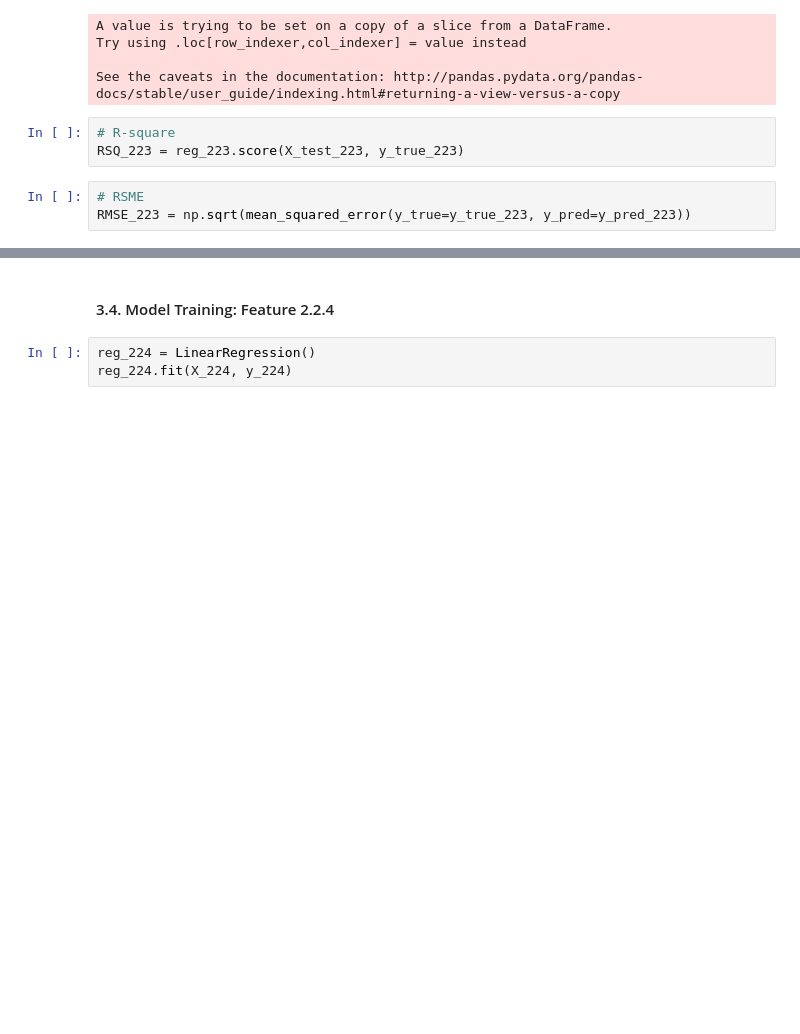
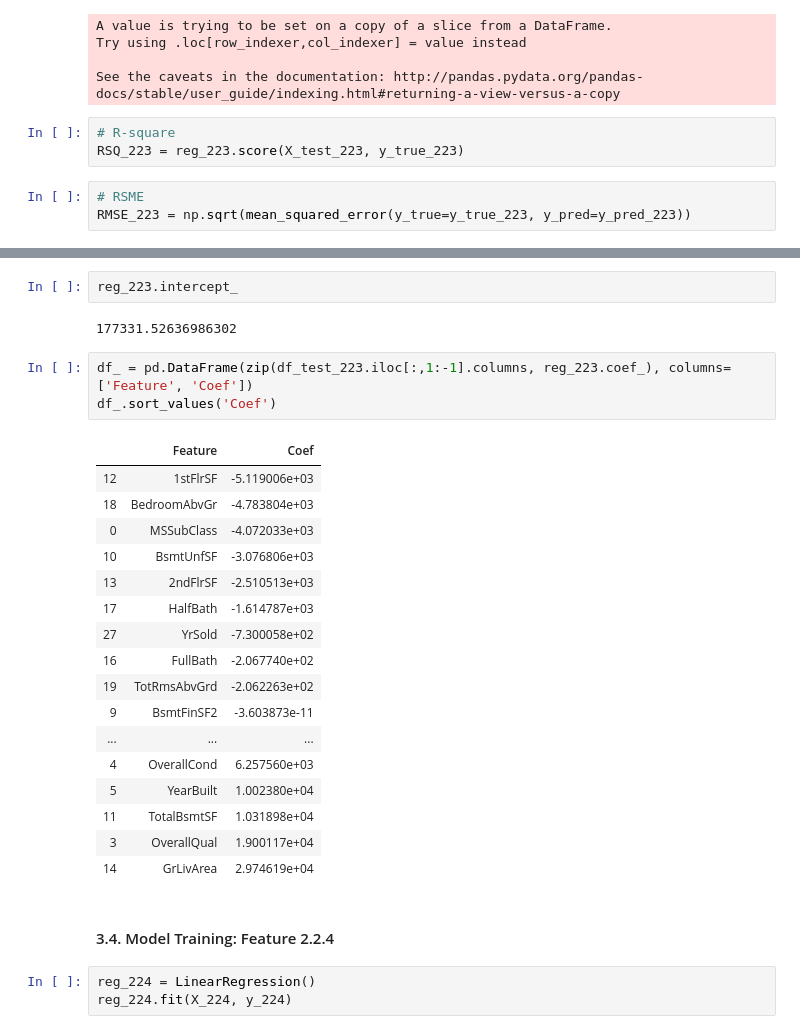
Before and after one commit to fahimhm/reg_model_exercise, a Jupyter notebook: Regression Model Practice.ipynb, the cells around one changed output, grey strips where cells are left out. Drawn from its saved outputs; the diff is of its cells as text; blank space fills up the shorter version.

```diff
--- a/Regression Model Practice.ipynb
+++ b/Regression Model Practice.ipynb
@@ -513,3 +538,28 @@ df_223.to_csv('submission.csv', columns=['Id', 'SalePrice'], index=False)
+# %%
+reg_223.intercept_
+# %% [output]
+177331.52636986302
+# %%
+df_ = pd.DataFrame(zip(df_test_223.iloc[:,1:-1].columns, reg_223.coef_), columns=['Feature', 'Coef'])
+df_.sort_values('Coef')
+# %% [output]
+|  | Feature | Coef |
+| 12 | 1stFlrSF | -5.119006e+03 |
+| 18 | BedroomAbvGr | -4.783804e+03 |
+| 0 | MSSubClass | -4.072033e+03 |
+| 10 | BsmtUnfSF | -3.076806e+03 |
+| 13 | 2ndFlrSF | -2.510513e+03 |
+| 17 | HalfBath | -1.614787e+03 |
+| 27 | YrSold | -7.300058e+02 |
+| 16 | FullBath | -2.067740e+02 |
+| 19 | TotRmsAbvGrd | -2.062263e+02 |
+| 9 | BsmtFinSF2 | -3.603873e-11 |
+| ... | ... | ... |
+| 4 | OverallCond | 6.257560e+03 |
+| 5 | YearBuilt | 1.002380e+04 |
+| 11 | TotalBsmtSF | 1.031898e+04 |
+| 3 | OverallQual | 1.900117e+04 |
+| 14 | GrLivArea | 2.974619e+04 |
 # %% [markdown]
 #### 3.4. Model Training: Feature 2.2.4
 # %%
```
Also changed, not shown: parts of 14 cells of this notebook, 2 other files.
